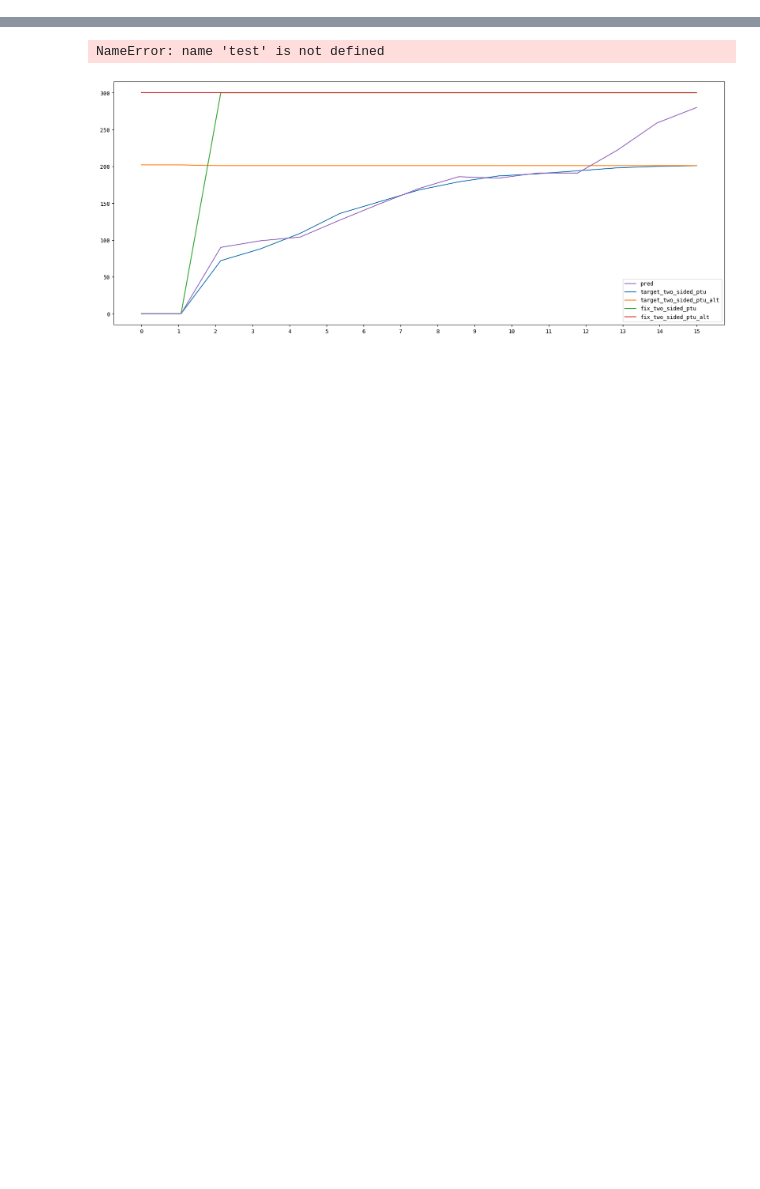
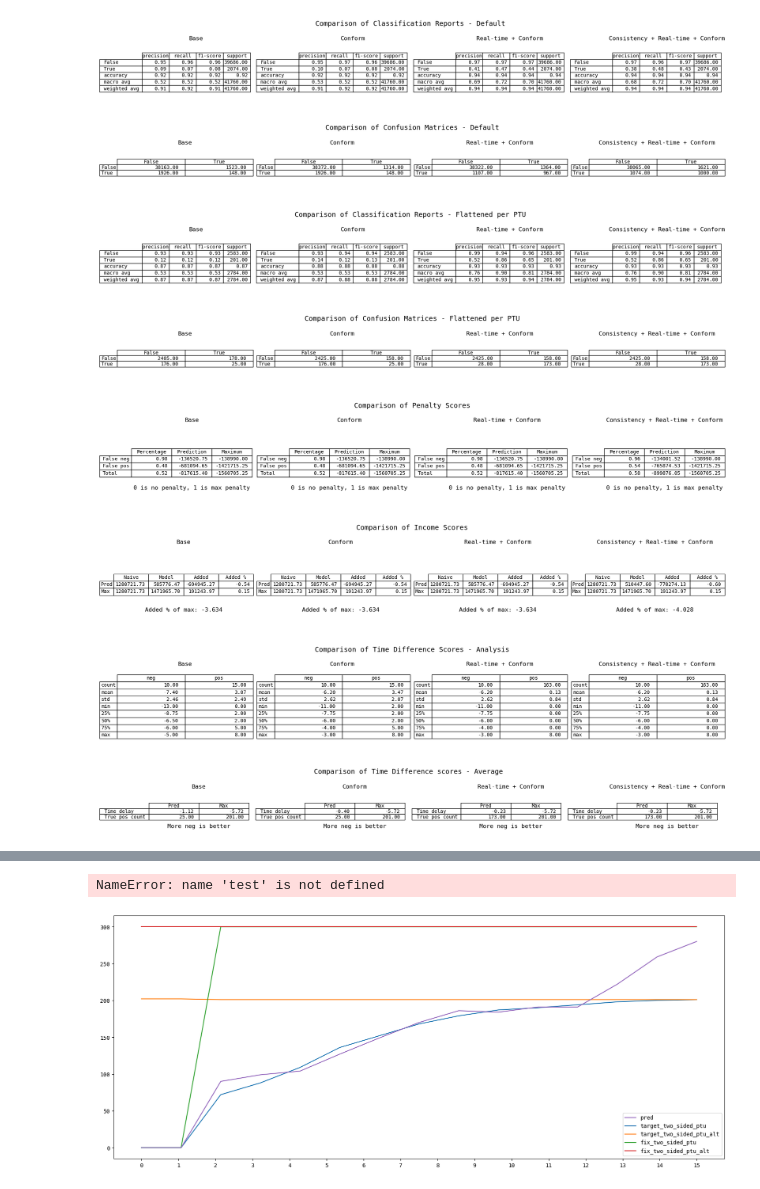
Before and after one commit to SmallNub/tweedejaars_project, a Jupyter notebook: notebooks/test7.ipynb, the cells around one changed output, grey strips where cells are left out. Cells and saved outputs as stored; diff of their text form; code cells hidden in the pictures; blank space fills up the shorter version.

```diff
--- a/notebooks/test7.ipynb
+++ b/notebooks/test7.ipynb
@@ -166,6 +166,14 @@ df = add_time_since(df, "fix2")
 df, lagged_features = lag_df(df)
 # df = recast_categorical(df)
 
+df["max_price_filled_known"] = df["max_ptu_price_known"]
+mask = df["max_ptu_price_known"].isna()
+df.loc[mask, "max_price_filled_known"] = df.loc[mask, "mid_price_published"]
+df["last_15min_up_volume"] = df["upward_dispatch_published"].rolling(15, 1).sum()
+df["last_15min_down_volume"] = df["downward_dispatch_published"].rolling(15, 1).sum()
+
+df = df.fillna(0)
+
 version = "target"
 target = "fix_two_sided_ptu"
 train_set = "train"
@@ -400,0 +383,22 @@ Early stopping after epoch 13 with no improvement.
+# %%
+# Load the best model weights
+if best_model:
+    model.load_state_dict(best_model)
+
+
+X_test = splits[test_set][0].values.astype(np.float32)
+y_test = splits[test_set][1].values.astype(np.float32)
+X_test_tensor = torch.tensor(X_test, dtype=torch.float32).to(device)
+
+with torch.no_grad():
+    reconstructed = model(X_test_tensor)
+    reconstruction_error = torch.mean((X_test_tensor - reconstructed) ** 2, dim=1).cpu().numpy()
+
+# Determine the threshold for anomaly detection
+threshold = np.percentile(reconstruction_error, 96)  # Adjust the percentile based on your needs
+
+# Predict anomalies
+y_pred = (reconstruction_error > threshold).astype(bool)
+
+show_metrics_adjusted(splits[test_set][3], pd.Series(y_pred), version=version)
+# %% [output]
@@ -400,0 +422,8 @@ Early stopping after epoch 13 with no improvement.
+[figure, added]
+[figure, added]
+[figure, added]
+[figure, added]
+[figure, added]
+[figure, added]
+[figure, added]
+[figure, added]
```
Also changed, not shown: parts of 7 cells of this notebook, 6 other files.
